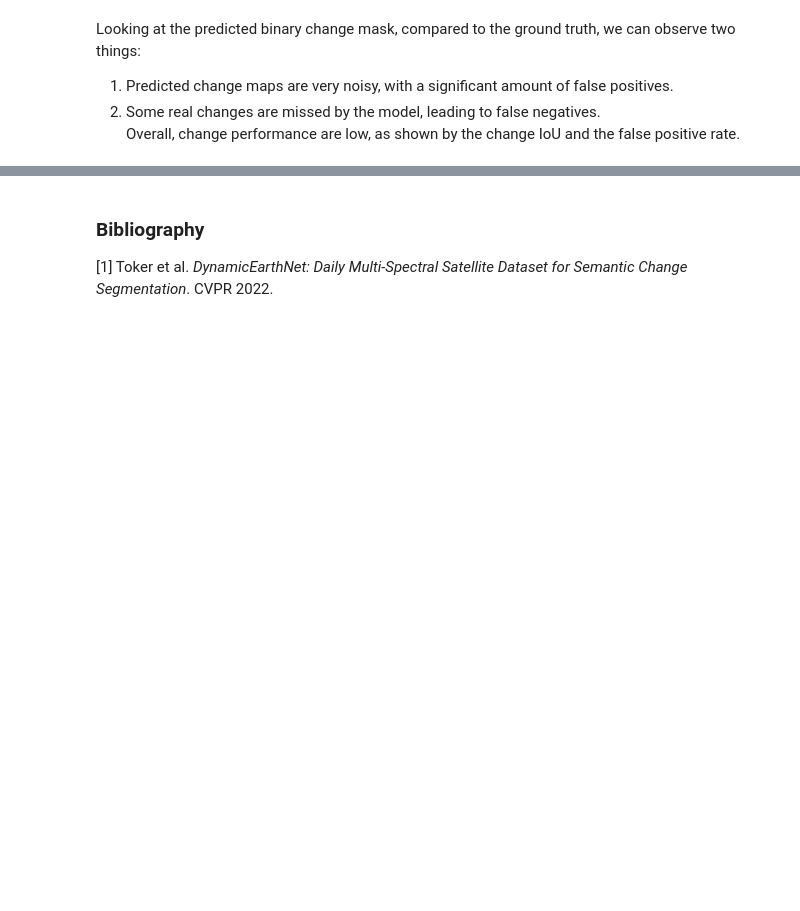
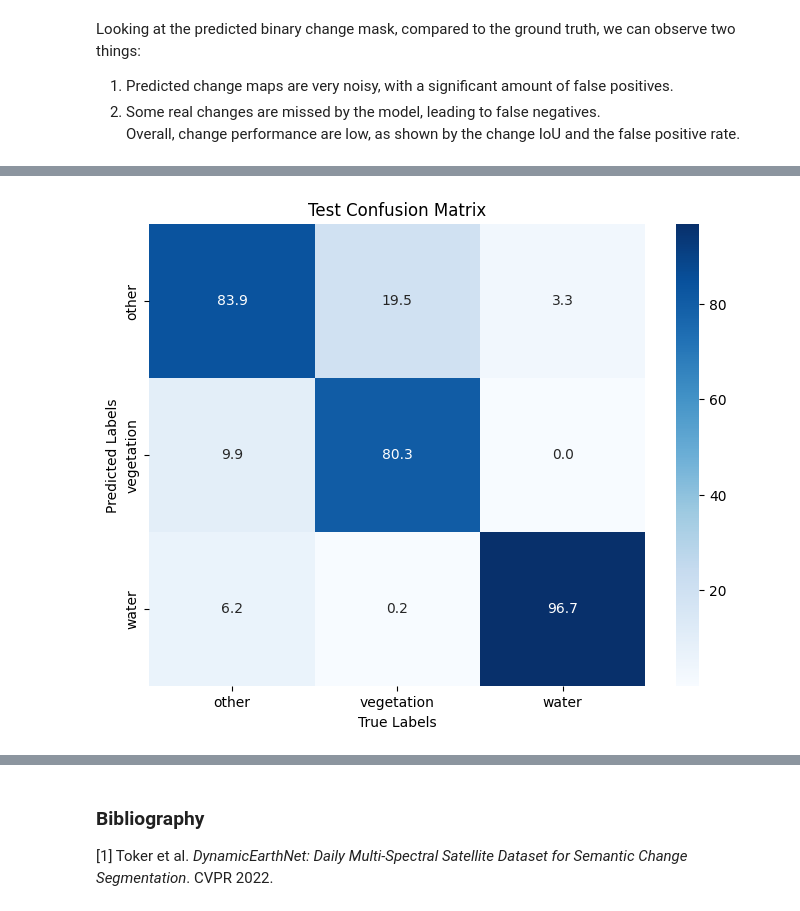
Before and after one commit to ElliotVincent/iadf_tutorial, a Jupyter notebook: tutorial_2.ipynb, the cells around one changed output, grey strips where cells are left out. Cells and saved outputs as stored; diff of their text form; code cells hidden in the pictures; blank space fills up the shorter version.

```diff
--- a/tutorial_2.ipynb
+++ b/tutorial_2.ipynb
@@ -1183,0 +1307,35 @@ for epoch in range(num_epochs):
+# %%
+canva_lab = torch.zeros(24, 256, 512).long()
+canva_pred = torch.zeros(24, 256, 512).long()
+canva_lab_change = torch.zeros(23, 256, 512).long()
+canva_pred_change = torch.zeros(23, 256, 512).long()
+ij_list = [[i, j] for i in range(4) for j in range(8)]
+best_model_change.eval()
+for k in range(len(test_set)):
+    imgs, labs = test_set[k]
+    imgs = imgs.to(device)
+    with torch.no_grad():
+        output = best_model_change({"data": imgs[None], "positions": DAYS.unsqueeze(0)})
+        sem_logits, change_logits = output["logits"], output["change_logits"][:, 1:]
+    pred_sem =  torch.argmax(sem_logits[0], dim=1).detach().cpu()
+    pred_change = torch.argmax(change_logits[0], dim=1).detach().cpu()
+    labs = labs.detach().cpu()
+    labs_change = (labs[:-1] != labs[1:]).long()
+    i, j = ij_list[k]
+    canva_lab[:, i*64:(i+1)*64, j*64:(j+1)*64] = labs
+    canva_pred[:, i*64:(i+1)*64, j*64:(j+1)*64] = pred_sem
+    canva_lab_change[:, i*64:(i+1)*64, j*64:(j+1)*64] = labs_change
+    canva_pred_change[:, i*64:(i+1)*64, j*64:(j+1)*64] = pred_change
+# %%
+test_confusion_matrix = torch.bincount(canva_pred.flatten().long() * 3 + canva_lab.flatten().long(), minlength=9).reshape(3, 3)
+# plot val_confusion matrix
+plt.figure(figsize=(8, 6))
+# normalize the confusion matrix for better visualization
+test_confusion_matrix_normalized = test_confusion_matrix.float() / test_confusion_matrix.sum(dim=0, keepdim=True) * 100
+sns.heatmap(test_confusion_matrix_normalized.cpu().numpy(), annot=True, fmt='.1f', cmap='Blues', xticklabels=[DYNAMICEARTHNET_CLASSES[i]["label"] for i in range(3)], yticklabels=[DYNAMICEARTHNET_CLASSES[i]["label"] for i in range(3)])
+plt.ylabel('Predicted Labels')
+plt.xlabel('True Labels')
+plt.title('Test Confusion Matrix')
+plt.show()
+# %% [output]
+[figure, added]
```
Also changed, not shown: parts of 19 cells of this notebook.
